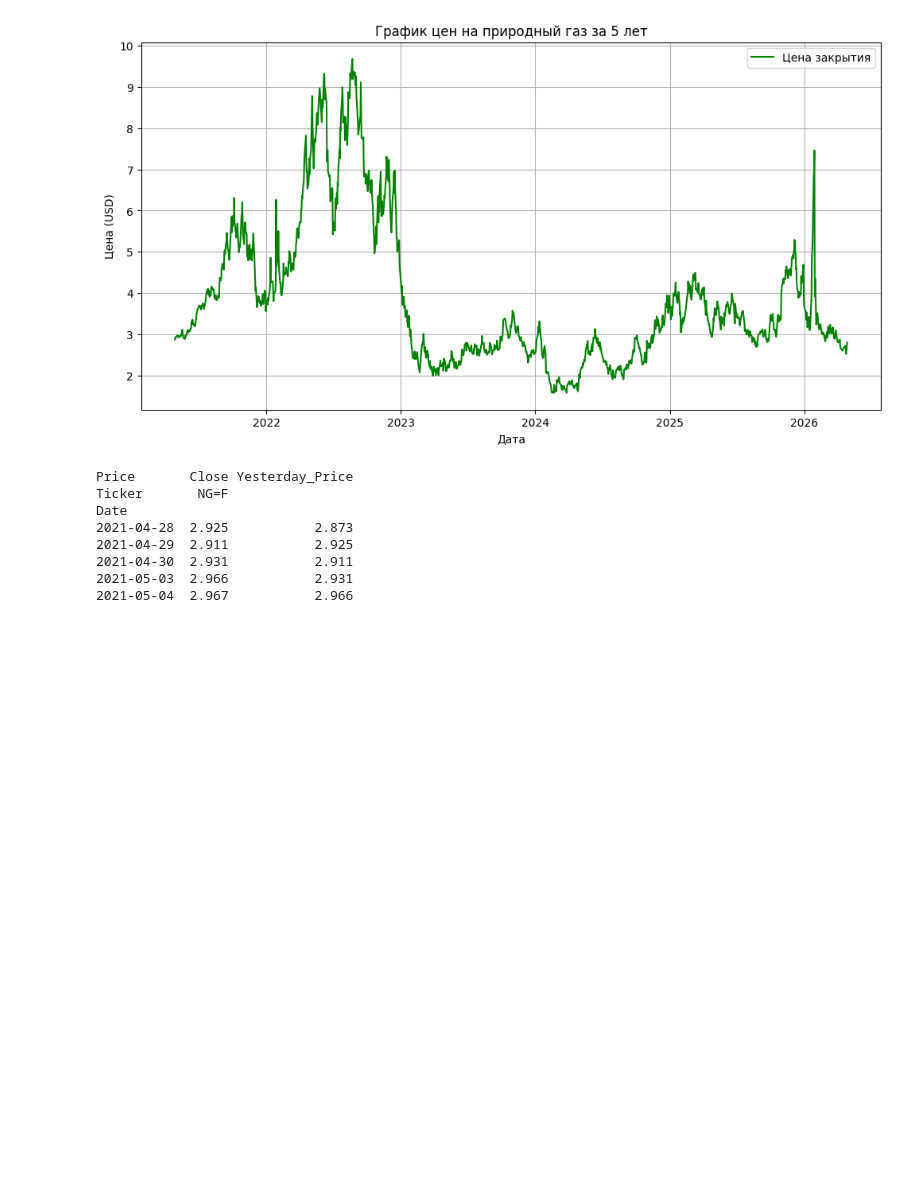
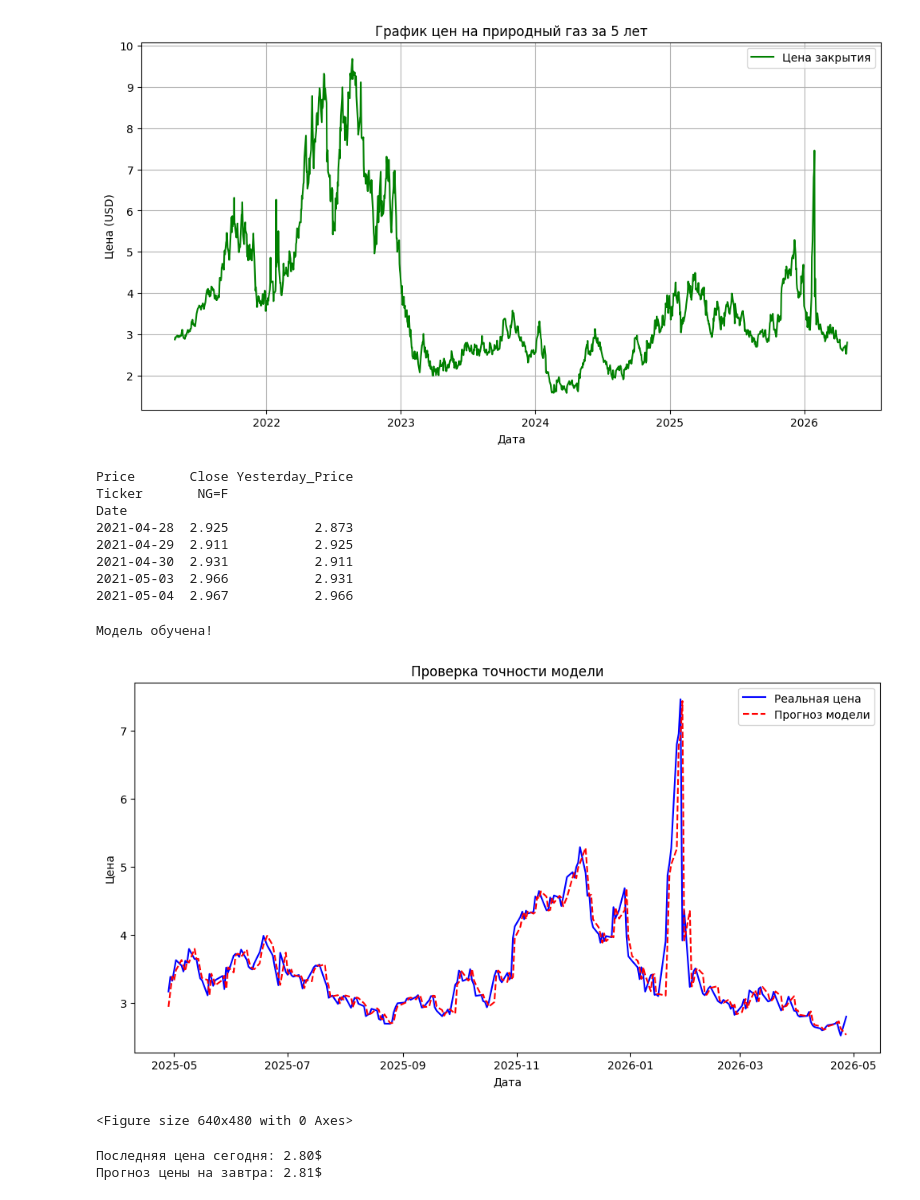
Before and after one commit to atabaevaalmira/gas-price-prediction, a Jupyter notebook: prediction.ipynb, the cells around one changed output. Drawn from its saved outputs; the diff is of its cells as text; code cells hidden in the pictures; blank space fills up the shorter version.

```diff
--- a/prediction.ipynb
+++ b/prediction.ipynb
@@ -56,3 +56,52 @@ Date
 2021-04-30  2.931           2.911
 2021-05-03  2.966           2.931
 2021-05-04  2.967           2.966
+# %%
+from sklearn.model_selection import train_test_split
+from sklearn.linear_model import LinearRegression
+import numpy as np
+
+# 1. Готовим данные
+X = df_final[['Yesterday_Price']] # Вход: цена вчера
+y = df_final['Close']            # Выход: цена сегодня (цель)
+
+# Разделяем данные: 80% для обучения, 20% для проверки
+X_train, X_test, y_train, y_test = train_test_split(X, y, test_size=0.2, shuffle=False)
+
+# 2. Создаем и обучаем модель
+model = LinearRegression()
+model.fit(X_train, y_train)
+
+# 3. Делаем прогноз на тестовых данных
+predictions = model.predict(X_test)
+
+print("Модель обучена!")
+# %% [output]
+Модель обучена!
+# %%
+plt.figure(figsize=(12, 6))
+plt.plot(y_test.index, y_test.values, label='Реальная цена', color='blue')
+plt.plot(y_test.index, predictions, label='Прогноз модели', color='red', linestyle='--')
+plt.title('Проверка точности модели')
+plt.xlabel('Дата')
+plt.ylabel('Цена')
+plt.legend()
+plt.show()
+plt.savefig('prediction_plot.png')
+# %% [output]
+[figure, added]
+<Figure size 640x480 with 0 Axes>
+# %%
+# 1. Берем последнюю цену
+last_price_raw = df_final['Close'].iloc[-1]
+last_price_value = last_price_raw.item()
+
+# 2. Делаем прогноз
+next_day_prediction = model.predict([[last_price_value]])
+
+# 3. Выводим результат (добавили [0] к прогнозу)
+print(f"Последняя цена сегодня: {last_price_value:.2f}$")
+print(f"Прогноз цены на завтра: {next_day_prediction[0][0]:.2f}$")
+# %% [output]
+Последняя цена сегодня: 2.80$
+Прогноз цены на завтра: 2.81$
```
Also changed, not shown: 2 other files.
